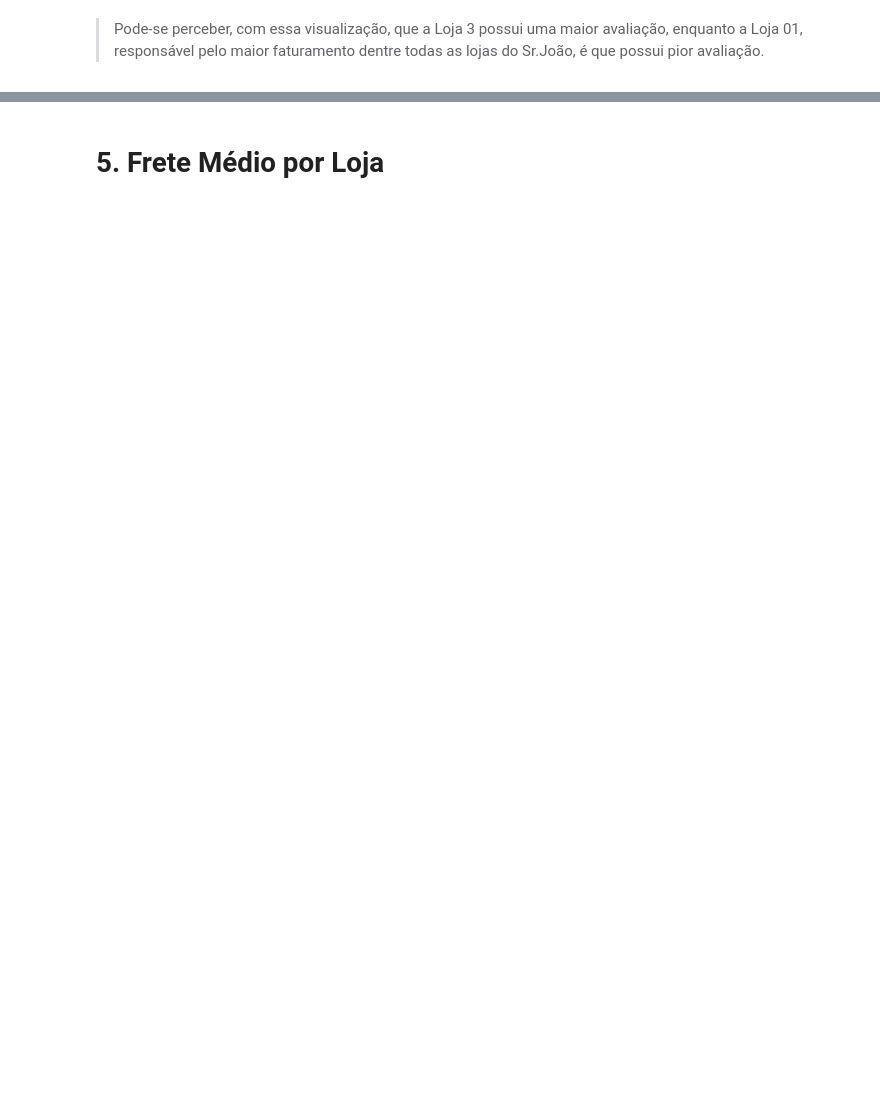
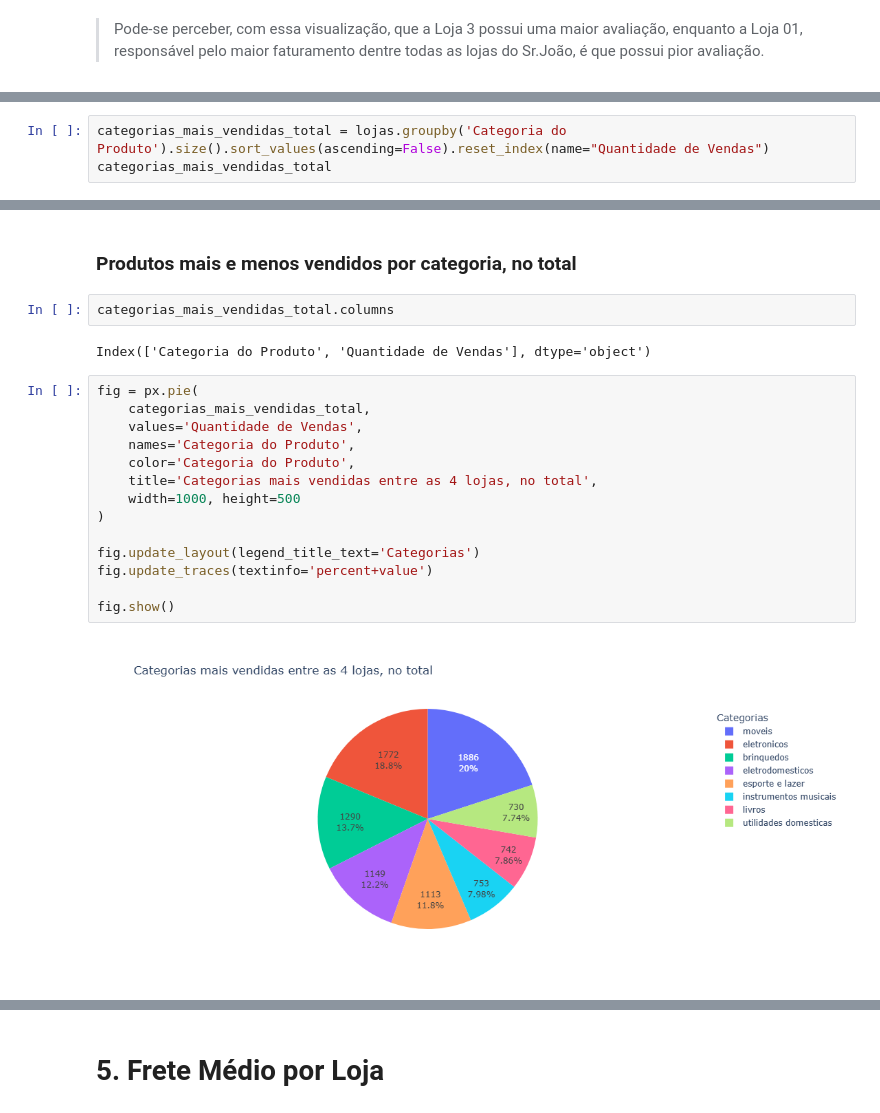
Before and after one commit to louuispy/Challenge-Alura-Store-BR, a Jupyter notebook: AluraStoreBrasil.ipynb, the cells around one changed output, grey strips where cells are left out. Drawn from its saved outputs; the diff is of its cells as text; blank space fills up the shorter version.

```diff
--- a/AluraStoreBrasil.ipynb
+++ b/AluraStoreBrasil.ipynb
@@ -404,0 +552,3 @@ fig.show()
+# %%
+categorias_mais_vendidas_total = lojas.groupby('Categoria do Produto').size().sort_values(ascending=False).reset_index(name="Quantidade de Vendas")
+categorias_mais_vendidas_total
@@ -404,0 +681,22 @@ fig.show()
+# %% [markdown]
+### Produtos mais e menos vendidos por categoria, no total
+# %%
+categorias_mais_vendidas_total.columns
+# %% [output]
+Index(['Categoria do Produto', 'Quantidade de Vendas'], dtype='object')
+# %%
+fig = px.pie(
+    categorias_mais_vendidas_total,
+    values='Quantidade de Vendas',
+    names='Categoria do Produto',
+    color='Categoria do Produto',
+    title='Categorias mais vendidas entre as 4 lojas, no total',
+    width=1000, height=500
+)
+
+fig.update_layout(legend_title_text='Categorias')
+fig.update_traces(textinfo='percent+value')
+
+fig.show()
+# %% [output]
+[figure, added]
```
Also changed, not shown: parts of 60 cells of this notebook.
